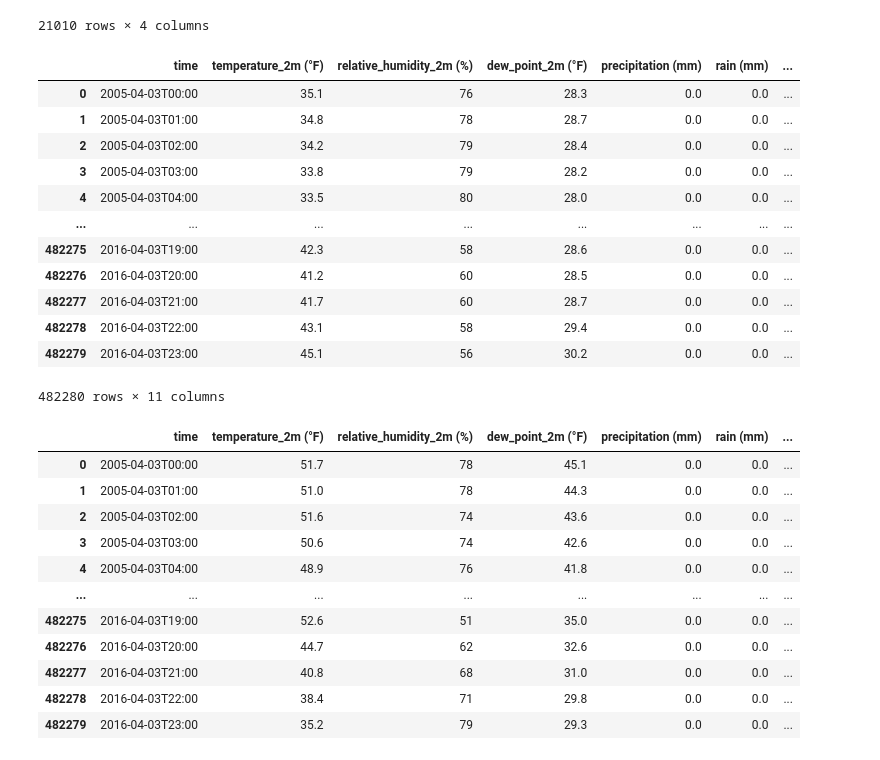
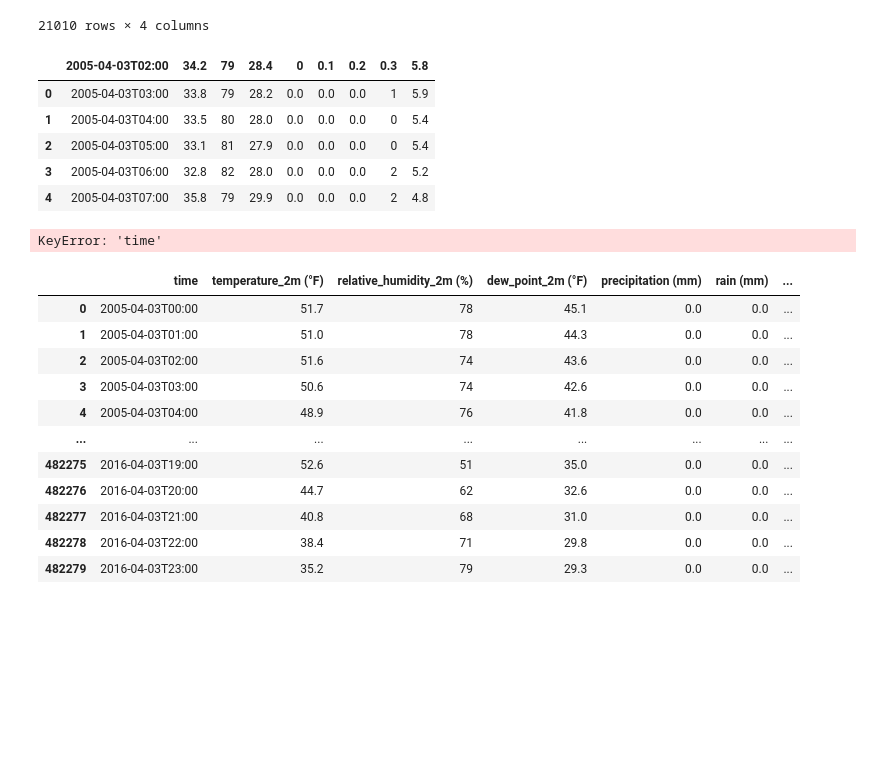
Before and after one commit to tmarchok1/DS440_project, a Jupyter notebook: DS_440code.ipynb, the cells around one changed output. Cells and saved outputs as stored; diff of their text form; code cells hidden in the pictures; blank space fills up the shorter version.

```diff
--- a/DS_440code.ipynb
+++ b/DS_440code.ipynb
@@ -180,11 +180,27 @@ weather_nl_east
 | 21008 | 2016-10-02 | 71.7 | 0.000 | Washington, D.C. |
 | 21009 | 2016-10-03 | 74.4 | 0.008 | Washington, D.C. |
 21010 rows × 4 columns
+# %%
+weather_CHC = pd.read_csv('https://raw.githubusercontent.com/tmarchok1/DS440_project/Chylle/MLB_Teams/NL_TEAMS/Chicago_Cubs.csv',
+    skiprows=3,  # Skips the first 3 rows of the file)
+)
+
+
+
+weather_CHC.head()
+# %% [output]
+|  | 2005-04-03T02:00 | 34.2 | 79 | 28.4 | 0 | 0.1 | 0.2 | 0.3 | 5.8 |
+| 0 | 2005-04-03T03:00 | 33.8 | 79 | 28.2 | 0.0 | 0.0 | 0.0 | 1 | 5.9 |
+| 1 | 2005-04-03T04:00 | 33.5 | 80 | 28.0 | 0.0 | 0.0 | 0.0 | 0 | 5.4 |
+| 2 | 2005-04-03T05:00 | 33.1 | 81 | 27.9 | 0.0 | 0.0 | 0.0 | 0 | 5.4 |
+| 3 | 2005-04-03T06:00 | 32.8 | 82 | 28.0 | 0.0 | 0.0 | 0.0 | 2 | 5.2 |
+| 4 | 2005-04-03T07:00 | 35.8 | 79 | 29.9 | 0.0 | 0.0 | 0.0 | 2 | 4.8 |
 # %%
 #read in weather data for NL Central teams
-weather_CHC = pd.read_csv('https://raw.githubusercontent.com/tmarchok1/DS440_project/Chylle/MLB_Teams/NL_TEAMS/Chicago_Cubs.csv',
-    skiprows=3,  # Skips the first 3 rows of the file)
-)
+
+
+
+'''
 weather_CHC['date'] = pd.to_datetime(weather_CHC['time'])
 weather_CHC['location'] = 'Chicago'
 
@@ -216,20 +232,10 @@ weather_PIT['location'] = 'Pittsburgh'
 weather_nl_central = pd.concat([weather_CHC, weather_CIN, weather_MIL, weather_STL, weather_PIT], ignore_index=True)
 
 weather_nl_central
+
+'''
 # %% [output]
-|  | time | temperature_2m (°F) | relative_humidity_2m (%) | dew_point_2m (°F) | precipitation (mm) | rain (mm) | ... |
-| 0 | 2005-04-03T00:00 | 35.1 | 76 | 28.3 | 0.0 | 0.0 | ... |
-| 1 | 2005-04-03T01:00 | 34.8 | 78 | 28.7 | 0.0 | 0.0 | ... |
-| 2 | 2005-04-03T02:00 | 34.2 | 79 | 28.4 | 0.0 | 0.0 | ... |
-| 3 | 2005-04-03T03:00 | 33.8 | 79 | 28.2 | 0.0 | 0.0 | ... |
-| 4 | 2005-04-03T04:00 | 33.5 | 80 | 28.0 | 0.0 | 0.0 | ... |
-| ... | ... | ... | ... | ... | ... | ... | ... |
-| 482275 | 2016-04-03T19:00 | 42.3 | 58 | 28.6 | 0.0 | 0.0 | ... |
-| 482276 | 2016-04-03T20:00 | 41.2 | 60 | 28.5 | 0.0 | 0.0 | ... |
-| 482277 | 2016-04-03T21:00 | 41.7 | 60 | 28.7 | 0.0 | 0.0 | ... |
-| 482278 | 2016-04-03T22:00 | 43.1 | 58 | 29.4 | 0.0 | 0.0 | ... |
-| 482279 | 2016-04-03T23:00 | 45.1 | 56 | 30.2 | 0.0 | 0.0 | ... |
-482280 rows × 11 columns
+KeyError: 'time'
 # %%
 #read in weather data for NL West teams
 
```
Also changed, not shown: parts of 11 cells of this notebook, 1 other file.
